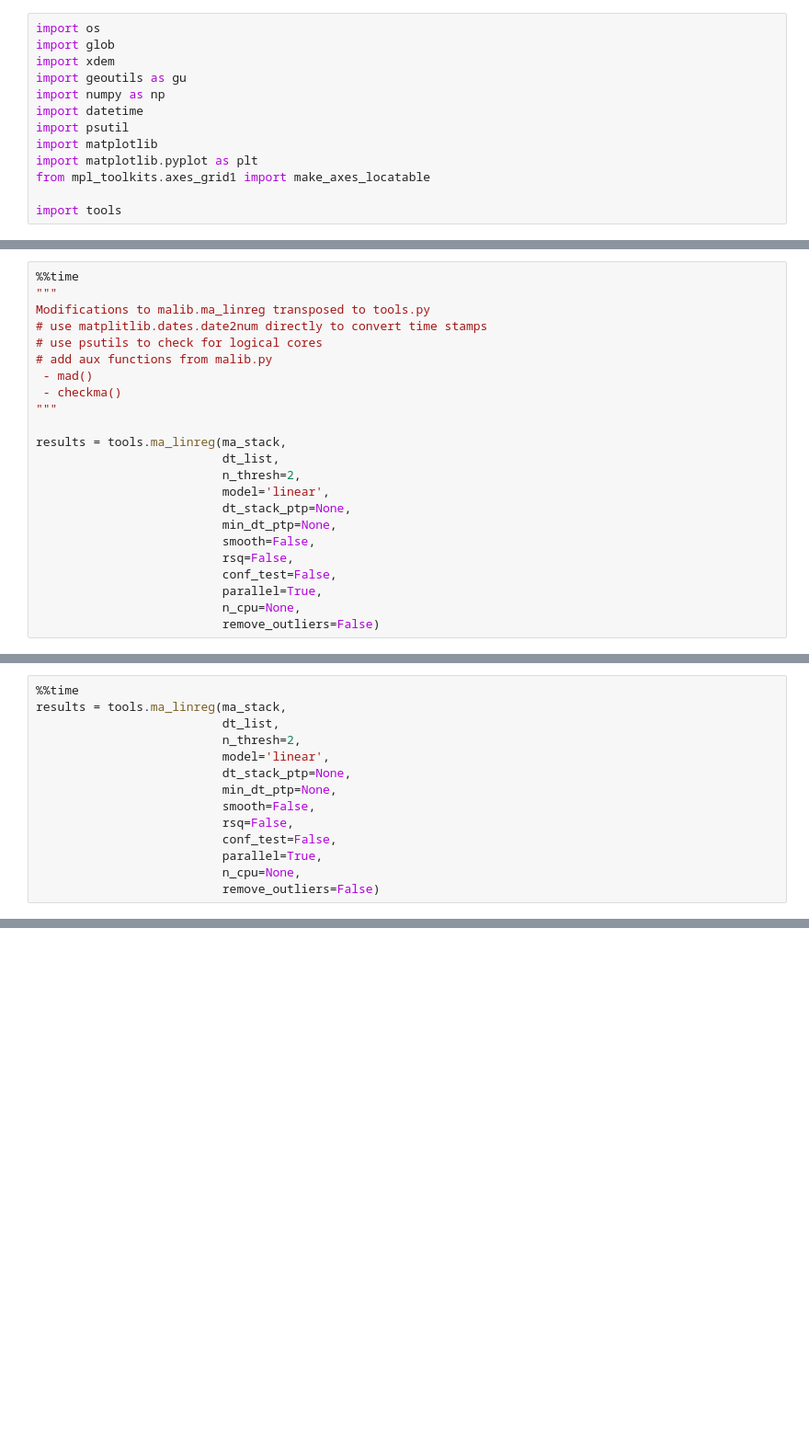
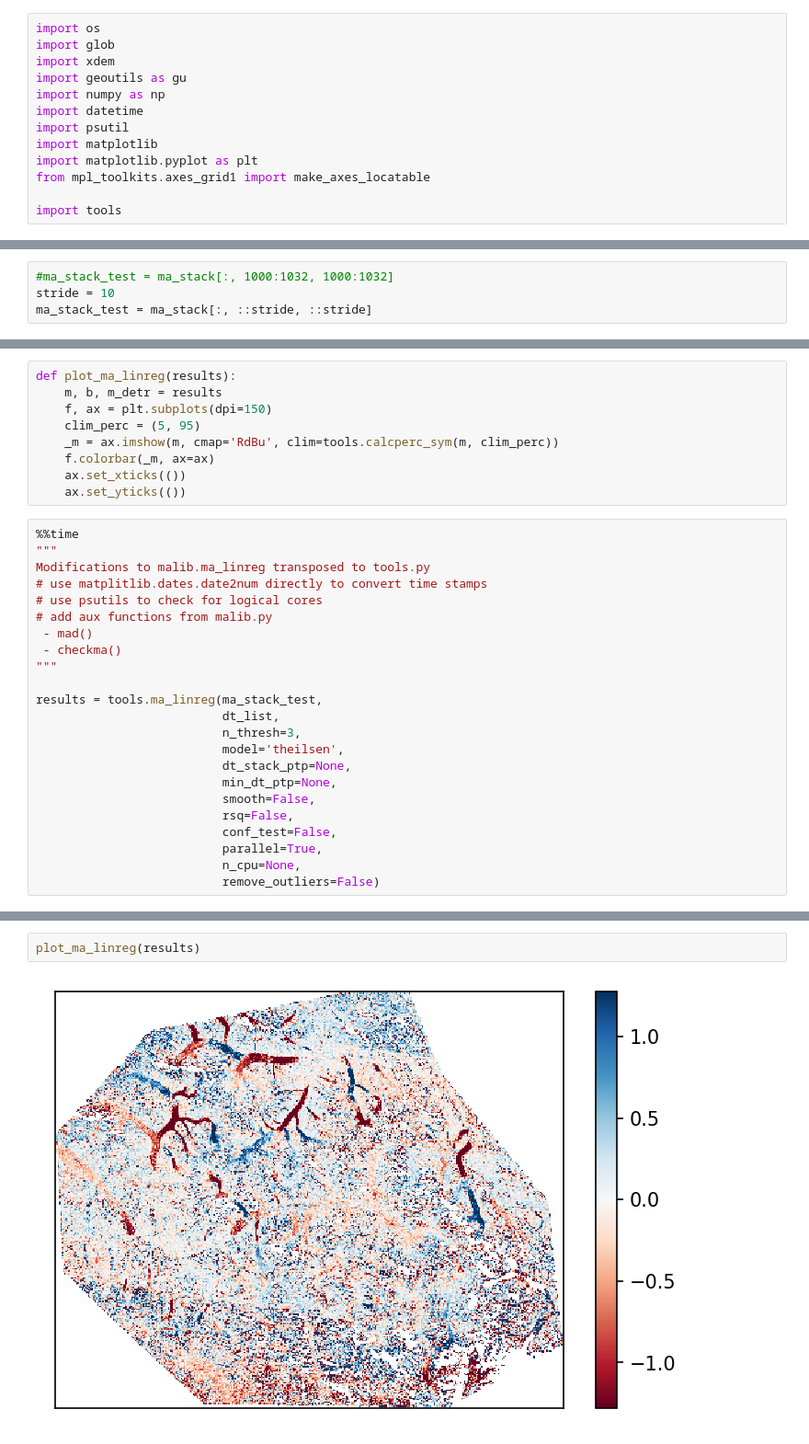
Before and after one commit to adehecq/ragmac_xdem, a Jupyter notebook: notebooks/temporal_fitting.ipynb, the cells around one changed output, grey strips where cells are left out. Shown at 92% size. Drawn from its saved outputs; the diff is of its cells as text; blank space fills up the shorter version.

```diff
--- a/notebooks/temporal_fitting.ipynb
+++ b/notebooks/temporal_fitting.ipynb
@@ -81,0 +87,4 @@ Additionally, write a function that takes the fit parameters and returns the ele
+# %%
+#ma_stack_test = ma_stack[:, 1000:1032, 1000:1032]
+stride = 10
+ma_stack_test = ma_stack[:, ::stride, ::stride]
@@ -82,3 +110,12 @@ Additionally, write a function that takes the fit parameters and returns the ele
+# %%
+def plot_ma_linreg(results):
+    m, b, m_detr = results
+    f, ax = plt.subplots(dpi=150)
+    clim_perc = (5, 95)
+    _m = ax.imshow(m, cmap='RdBu', clim=tools.calcperc_sym(m, clim_perc))
+    f.colorbar(_m, ax=ax)
+    ax.set_xticks(())
+    ax.set_yticks(())
 # %%
 %%time
 """
@@ -90,10 +127,10 @@ Modifications to malib.ma_linreg transposed to tools.py
  - checkma()
 """
 
-results = tools.ma_linreg(ma_stack,
+results = tools.ma_linreg(ma_stack_test,
                           dt_list,
-                          n_thresh=2,
-                          model='linear',
+                          n_thresh=3,
+                          model='theilsen',
                           dt_stack_ptp=None,
                           min_dt_ptp=None,
                           smooth=False,
@@ -161,14 +149,0 @@ dt_list = [tools.convert_decimal_date_to_date_time(i)[0] for i in dt_list]
-# %%
-%%time
-results = tools.ma_linreg(ma_stack,
-                          dt_list,
-                          n_thresh=2,
-                          model='linear',
-                          dt_stack_ptp=None,
-                          min_dt_ptp=None,
-                          smooth=False,
-                          rsq=False,
-                          conf_test=False,
-                          parallel=True,
-                          n_cpu=None,
-                          remove_outliers=False)
@@ -198,0 +150,4 @@ for i,v in enumerate(['slope','intercept','detrended_std']):
+# %%
+plot_ma_linreg(results)
+# %% [output]
+[figure, added]
```
Also changed, not shown: parts of 27 cells of this notebook, 2 other files.
